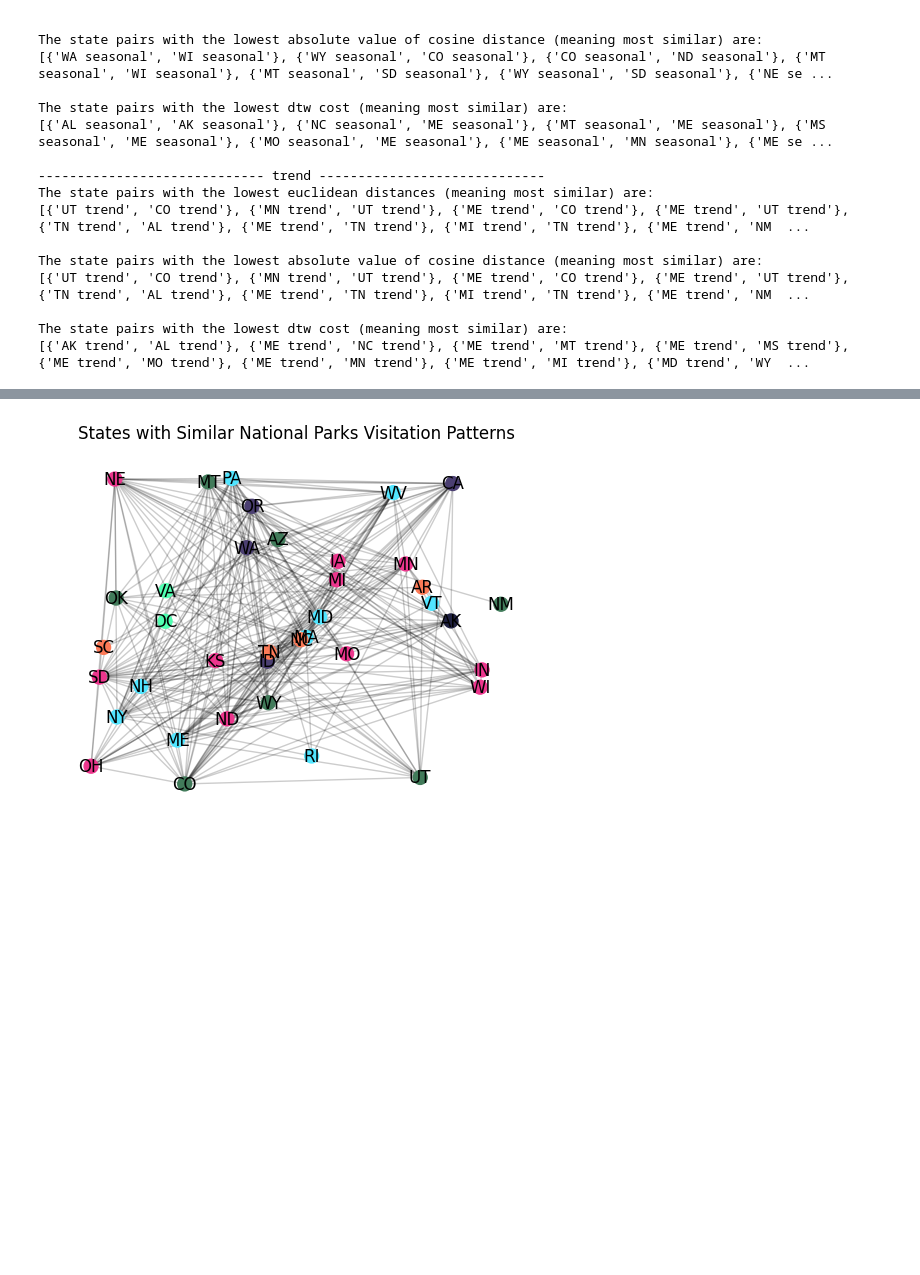
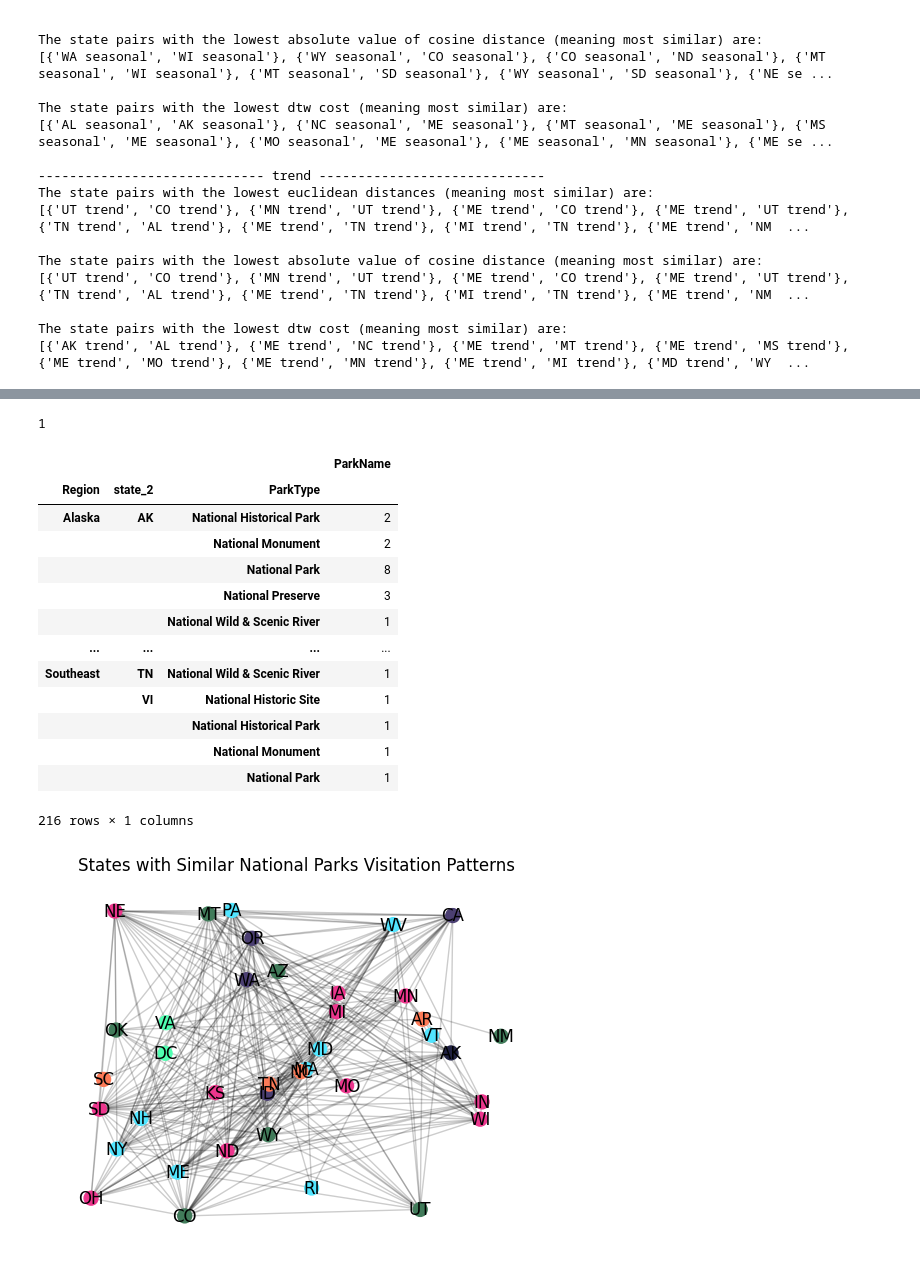
Before and after one commit to scmcqueen/NationalParksDataMining, a Jupyter notebook: state_similarity.ipynb, the cells around one changed output, grey strips where cells are left out. Cells and saved outputs as stored; diff of their text form; code cells hidden in the pictures; blank space fills up the shorter version.

Commit message:
create state sim vectors

```diff
--- a/state_similarity.ipynb
+++ b/state_similarity.ipynb
@@ -479,3 +501,24 @@ For our network similarity analysis, I will draw an edge between every state whe
+# %%
+visit_data[(visit_data.state_2=='MI') & (visit_data.ParkType=='National Historical Park')]['ParkName'].nunique()
+# %% [output]
+1
+# %%
+visit_data.groupby(['Region','state_2','ParkType'])[['ParkName']].nunique()
+# %% [output]
+|  |  |  | ParkName |
+| Region | state_2 | ParkType |  |
+| Alaska | AK | National Historical Park | 2 |
+|  |  | National Monument | 2 |
+|  |  | National Park | 8 |
+|  |  | National Preserve | 3 |
+|  |  | National Wild & Scenic River | 1 |
+| ... | ... | ... | ... |
+| Southeast | TN | National Wild & Scenic River | 1 |
+|  | VI | National Historic Site | 1 |
+|  |  | National Historical Park | 1 |
+|  |  | National Monument | 1 |
+|  |  | National Park | 1 |
+216 rows × 1 columns
 # %%
 rec_node_list = similarities['RecreationVisits'].copy()
 rec_node_list['state1']=rec_node_list['states'].apply(lambda x: list(x)[0])
```
Also changed, not shown: parts of 3 cells of this notebook.
